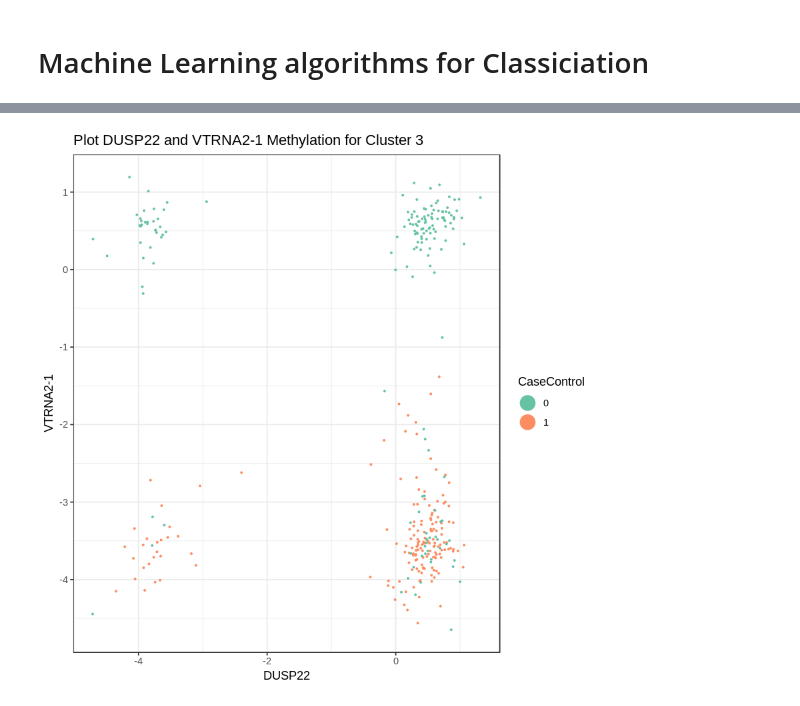
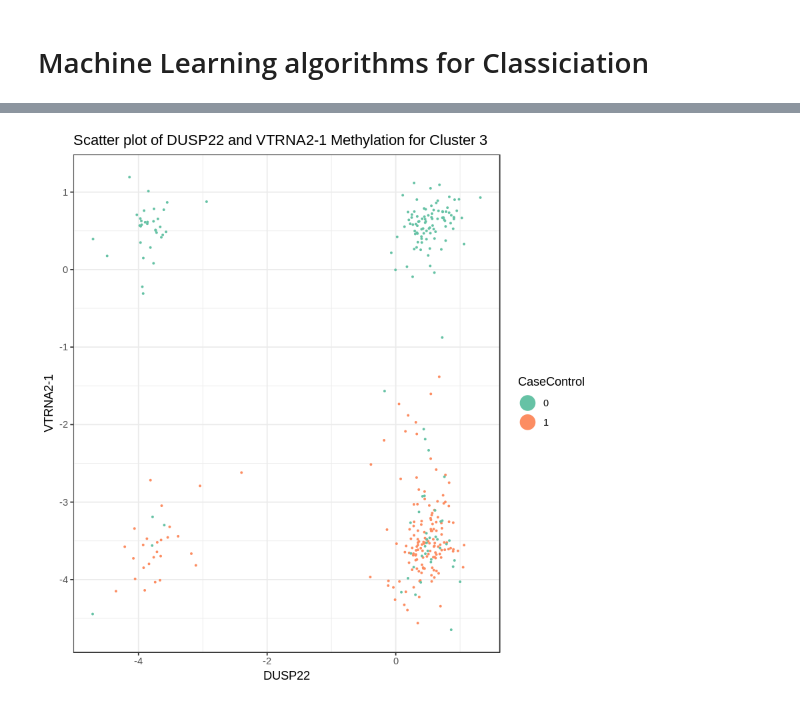
Before and after one commit to computational-epigenetics-section/MCCS_ESS_Cancer, a Jupyter notebook: Exploratory Analysis for Prostate Cancer and Machine Learning based Feature Selection.ipynb, the cells around one changed output, grey strips where cells are left out. Cells and saved outputs as stored; diff of their text form; code cells hidden in the pictures.

```diff
--- a/Exploratory Analysis for Prostate Cancer and Machine Learning based Feature Selection.ipynb
+++ b/Exploratory Analysis for Prostate Cancer and Machine Learning based Feature Selection.ipynb
@@ -201,11 +191,11 @@ print(g)
 # %%
 test_VT_DUSP <- cluster3_data[c("DUSP22","CaseControl","VTRNA2.1")]
 g <- ggplot(test_VT_DUSP, aes(x=DUSP22, y=VTRNA2.1,colour = CaseControl)) +
 geom_point(size=0.45) +
 guides(colour=guide_legend(override.aes=list(size=6))) +
 xlab("DUSP22") + ylab("VTRNA2-1") +theme_bw()+
-ggtitle("Plot DUSP22 and VTRNA2-1 Methylation for Cluster 3") +
+ggtitle("Scatter plot of DUSP22 and VTRNA2-1 Methylation for Cluster 3") +
 scale_colour_brewer(palette = "Set2")
 print(g)
 # %% [output]
-[figure, old version]
+[figure, new version]
```
Also changed, not shown: parts of 4 cells of this notebook.
